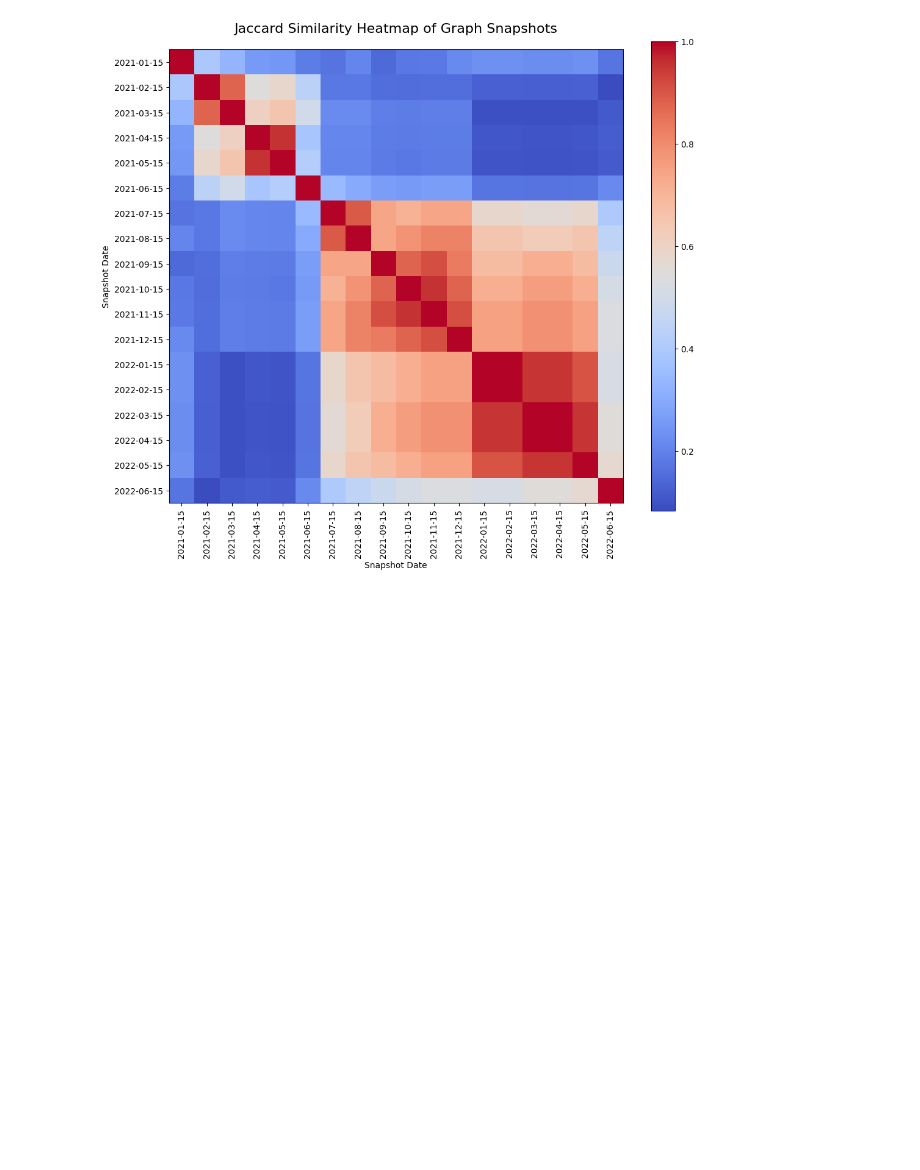
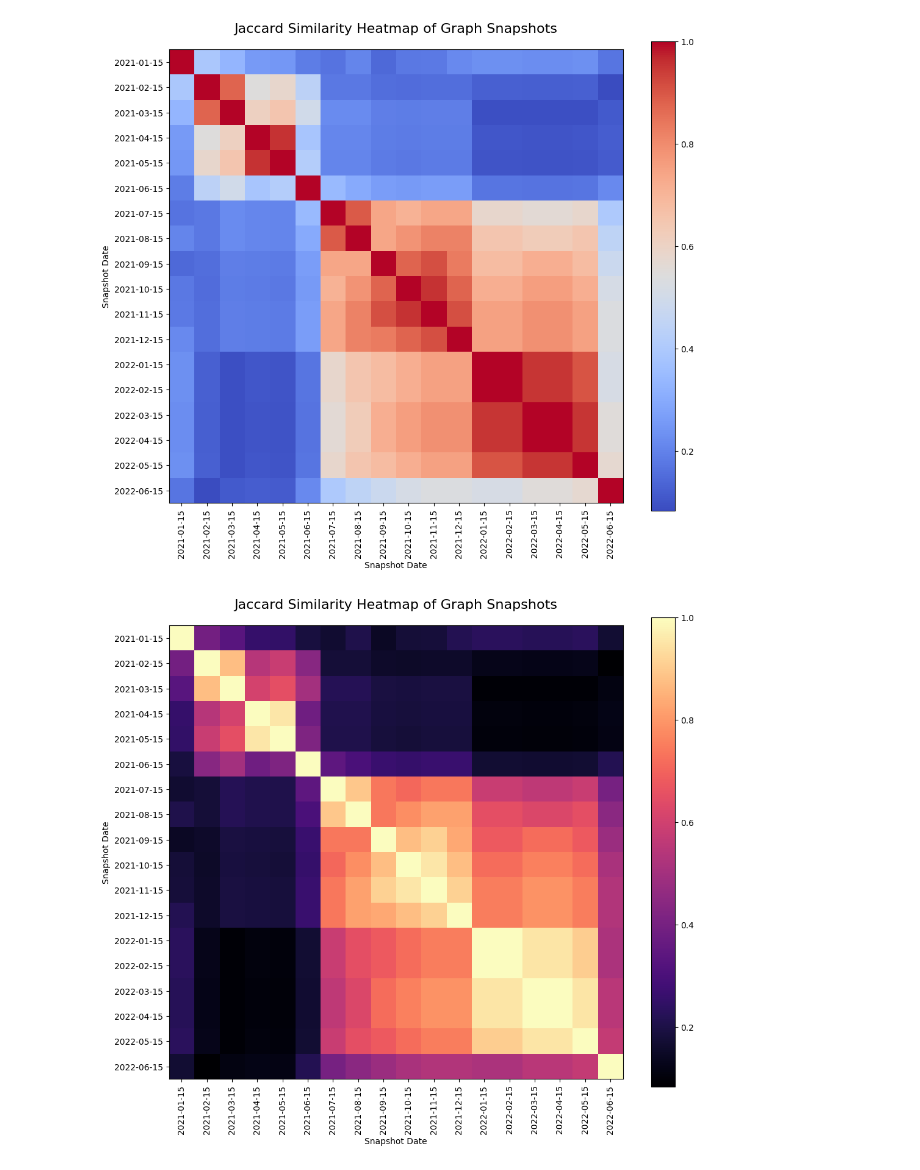
Before and after one commit to xm3van/research-project-erc20-governance, a Jupyter notebook: notebooks/token_network_projections.ipynb, the cells around one changed output. Drawn from its saved outputs; the diff is of its cells as text; code cells hidden in the pictures; blank space fills up the shorter version.

Commit message:
fix & standaridsation of figures

```diff
--- a/notebooks/token_network_projections.ipynb
+++ b/notebooks/token_network_projections.ipynb
@@ -99,5 +99,32 @@ plot_similarity_heatmap(similarity_matrix, snapshot_list, dates, output_director
 # %% [output]
 [figure]
+# %%
+import numpy as np
+import matplotlib.pyplot as plt
+import os
+
+def plot_similarity_heatmap(similarity_matrix, snapshot_list, dates, output_directory):
+    fig, ax = plt.subplots(figsize=(12, 10))
+    cax = ax.matshow(similarity_matrix, interpolation='nearest', cmap='magma')
+    fig.colorbar(cax)
+
+    date_labels = [dates[snapshot] for snapshot in snapshot_list]
+    ax.set_xticks(range(len(snapshot_list)))
+    ax.set_xticklabels(date_labels, rotation=90)
+    ax.set_yticks(range(len(snapshot_list)))
+    ax.set_yticklabels(date_labels)
+
+    ax.xaxis.set_ticks_position('bottom')
+    ax.set_title('Jaccard Similarity Heatmap of Graph Snapshots', size=16, pad=20)
+    ax.set_xlabel('Snapshot Date')
+    ax.set_ylabel('Snapshot Date')
+
+    plt.savefig(os.path.join(output_directory, "jaccard_similarity.png"), format='png', dpi=300)
+    plt.show()
+
+plot_similarity_heatmap(similarity_matrix, snapshot_list, dates, output_directory='../output/token_network_projections/')
+# %% [output]
+[figure, added]
 # %%
 import pandas as pd
 import matplotlib.pyplot as plt
```
Also changed, not shown: parts of 6 cells of this notebook, 38 other files.
